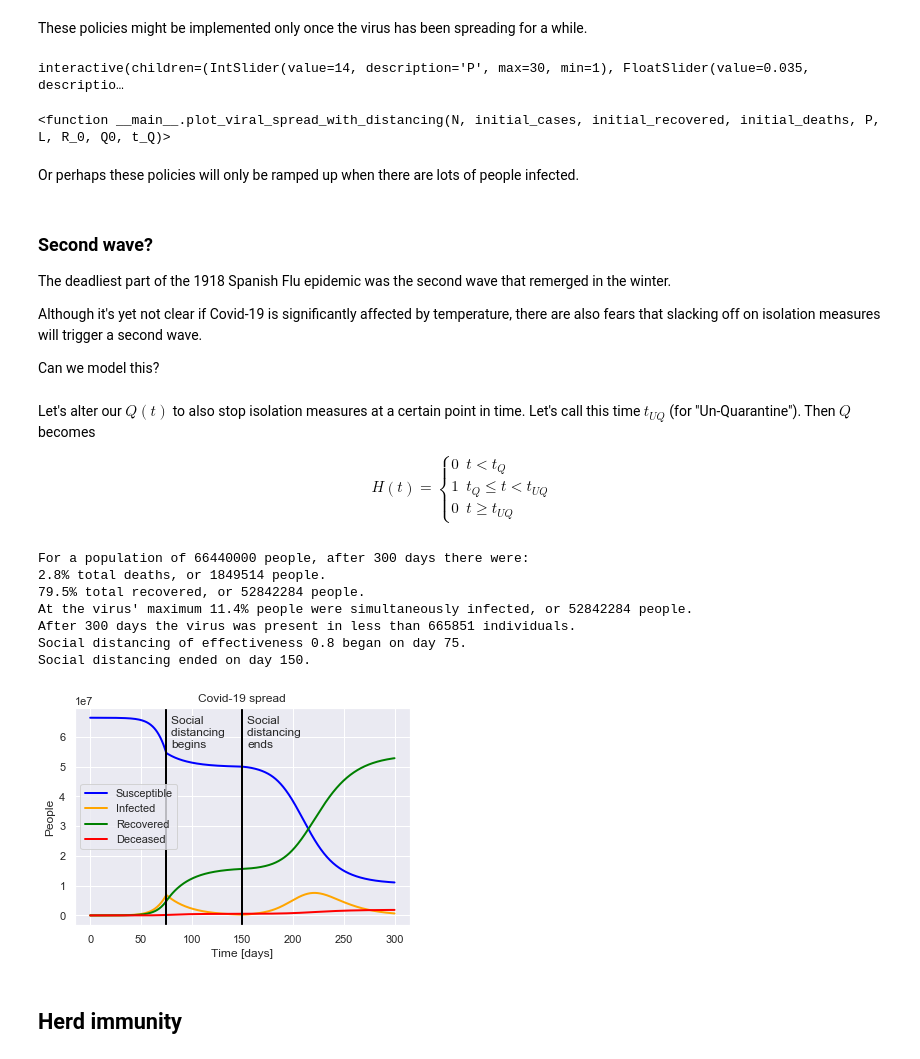
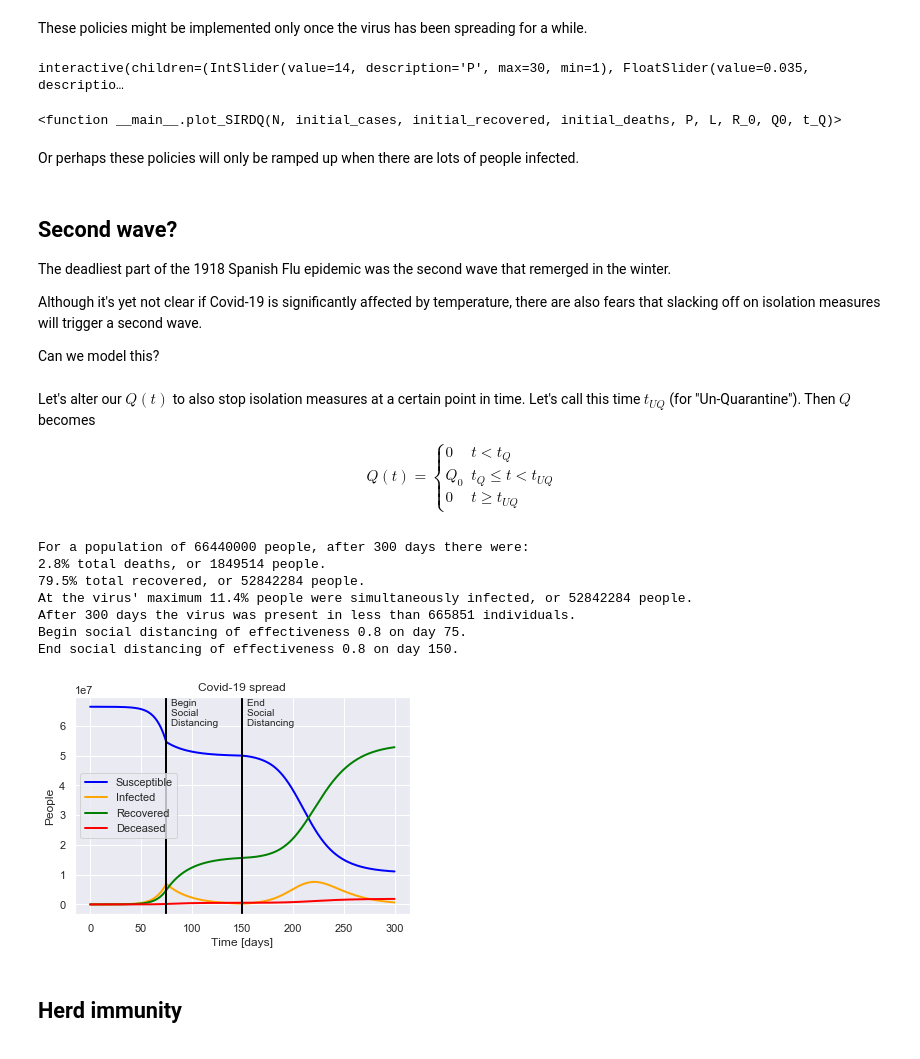
Before and after one commit to TomNicholas/coronavirus, a Jupyter notebook: covid-19_model.ipynb, the cells around one changed output. Cells and saved outputs as stored; diff of their text form; code cells hidden in the pictures.

```diff
--- a/covid-19_model.ipynb
+++ b/covid-19_model.ipynb
@@ -304,0 +272,8 @@ def plot_viral_spread_with_distancing(N, initial_cases, initial_recovered, initi
+# %%
+def plot_social_distancing_event(ax, Q0, t_Q, N, limit):
+    print(f"{limit} social distancing of effectiveness {Q0} on day {t_Q}.")
+
+    # Mark intervention point
+    ax.axvline(x=t_Q, linewidth=2, color='black')
+    ax.text(x=t_Q+5, y=N*0.85, s=f"{limit} \nSocial \nDistancing \n")
+    return ax
@@ -318,18 +306,18 @@ These policies might be implemented only once the virus has been spreading for a
 Q0_slider = FloatSlider(min=0.0, max=1.0, step=0.01, value=0.5)
 t_Q_slider = IntSlider(min=0, max=tf*0.5, value=75)
 # %%
-interact(plot_viral_spread_with_distancing,
+interact(plot_SIRDQ,
          N=fixed(N), initial_cases=fixed(cases),
          initial_recovered=fixed(recovered), initial_deaths=fixed(deaths),
          P=P_slider, L=L_slider, R_0=R_0_slider, Q0=Q0_slider, t_Q=t_Q_slider,
          continuous_update=False)
 # %% [output]
 interactive(children=(IntSlider(value=14, description='P', max=30, min=1), FloatSlider(value=0.035, descriptio…
-<function __main__.plot_viral_spread_with_distancing(N, initial_cases, initial_recovered, initial_deaths, P, L, R_0, Q0, t_Q)>
+<function __main__.plot_SIRDQ(N, initial_cases, initial_recovered, initial_deaths, P, L, R_0, Q0, t_Q)>
 # %% [markdown]
 Or perhaps these policies will only be ramped up when there are lots of people infected.
 # %% [markdown]
-### Second wave?
+## Second wave?
 
 The deadliest part of the 1918 Spanish Flu epidemic was the second wave that remerged in the winter.
 
@@ -340,10 +328,10 @@ Can we model this?
 Let's alter our $Q(t)$ to also stop isolation measures at a certain point in time. Let's call this time $t_{UQ}$ (for "Un-Quarantine"). Then $Q$ becomes
 
 \begin{equation}
-H(t) =
+Q(t) =
   \begin{cases}
     0 & t\lt t_Q \\
-    1 & t_Q \leq t \lt t_{UQ} \\
+    Q_0 & t_Q \leq t \lt t_{UQ} \\
     0 & t\geq t_{UQ}
   \end{cases}
 \end{equation}
@@ -364,25 +352,13 @@ def SIRDUQ_eqns(t, y, lamb, gamma, mu, Q0, t_Q, t_UQ):
             dRdt(I, gamma),
             dDdt(I, mu)]
 # %%
-# Just change a "setup" function instead?
-
 def solve(eqns, N, cases, recovered, deaths,
           P, L, R_0, Q0, t_Q, t_UQ):
 
-    # Compute initial values
-    R0 = int(recovered)/int(N)
-    D0 = deaths/N
-    S0 = (N - cases)/N
-    I0 = 1 - S0 - R0 - D0
-    initial = [S0, I0, R0, D0]
-
-    # Compute coefficients
-    gamma = 1 / P
-    mu = gamma * L
-    lamb = R_0 * (gamma + mu)
+    initial, lamb, gamma, mu = setup(N, cases, recovered, deaths, P, L, R_0)
 
     # Solve
     t_span = (0, tf)
-    soln = solve_ivp(eqns, t_span, initial, args=(lamb, gamma, mu, Q0, t_Q, t_UQ),
+    soln = solve_ivp(SIRDUQ_eqns, t_span, initial, args=(lamb, gamma, mu, Q0, t_Q, t_UQ),
                      t_eval=np.linspace(0, tf, tf*2))
     return soln
@@ -428,13 +365,27 @@ def plot_viral_spread_with_distancing(N, initial_cases, initial_recovered, initi
+# %%
+def plot_SIRDUQ(N, initial_cases, initial_recovered, initial_deaths,
+                                      P, L, R_0, Q0, t_Q, t_UQ):
+
+    soln = solve(SIRDQ_eqns, N,
+                 initial_cases, initial_recovered, initial_deaths,
+                 P, L, R_0, Q0, t_Q, t_UQ)
+
+    ax = plot_SIRD_solution(soln, N)
+
+    ax = plot_social_distancing_event(ax, Q0, t_Q, N, 'Begin')
+    ax = plot_social_distancing_event(ax, Q0, t_UQ, N, 'End')
+
+    plt.show()
 # %%
-plot_viral_spread_with_distancing(N, cases, recovered, deaths, P, L, R_0=2.6, Q0=0.8, t_Q=75, t_UQ=150)
+plot_SIRDUQ(N, cases, recovered, deaths, P, L, R_0=2.6, Q0=0.8, t_Q=75, t_UQ=150)
 # %% [output]
 For a population of 66440000 people, after 300 days there were:
 2.8% total deaths, or 1849514 people.
 79.5% total recovered, or 52842284 people.
 At the virus' maximum 11.4% people were simultaneously infected, or 52842284 people.
 After 300 days the virus was present in less than 665851 individuals.
-Social distancing of effectiveness 0.8 began on day 75.
-Social distancing ended on day 150.
+Begin social distancing of effectiveness 0.8 on day 75.
+End social distancing of effectiveness 0.8 on day 150.
-[figure, old version]
+[figure, new version]
 # %% [markdown]
 ## Herd immunity
```
Also changed, not shown: parts of 12 cells of this notebook.
